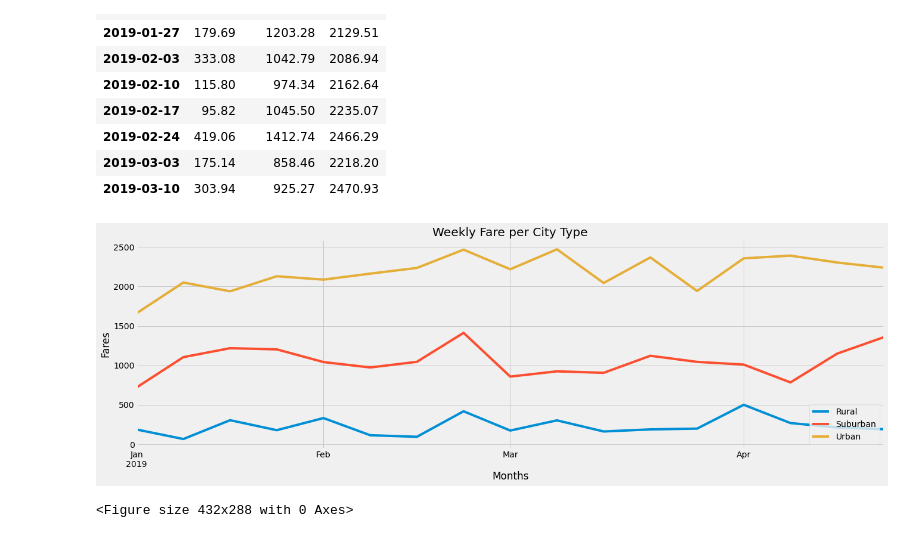
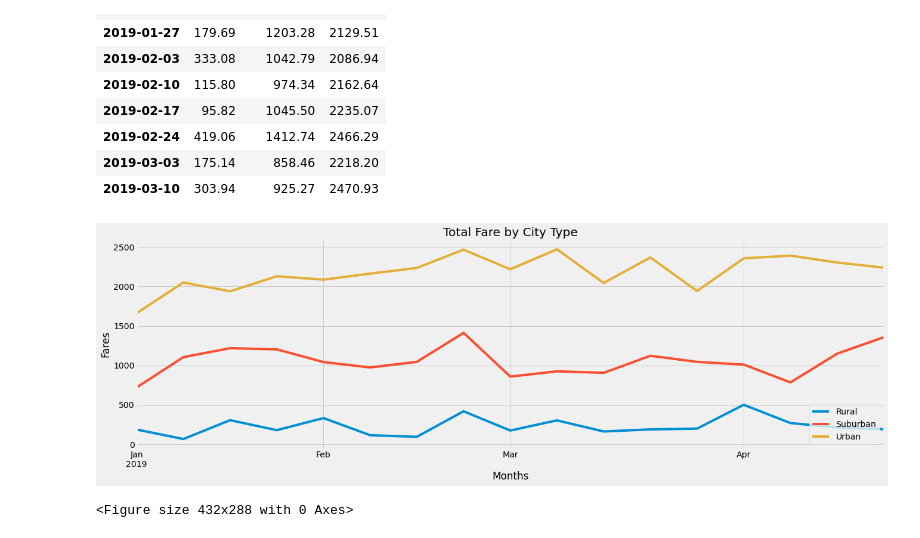
Before and after one commit to SeanW029/PyBer_analysis, a Jupyter notebook: PyBer_Challenge.ipynb, the cells around one changed output. Drawn from its saved outputs; the diff is of its cells as text; code cells hidden in the pictures.

Commit message:
Added graph

```diff
--- a/PyBer_Challenge.ipynb
+++ b/PyBer_Challenge.ipynb
@@ -236,21 +236,21 @@ weekly_sumfares_df.head(10)
 # %%
 # 8. Using the object-oriented interface method, plot the resample DataFrame using the df.plot() function.
 
 # Import the style from Matplotlib.
 from matplotlib import style
 # Use the graph style fivethirtyeight.
 style.use('fivethirtyeight')
 
 weekly_rides = weekly_sumfares_df.plot(figsize = (20,6))
 # Add a title
-weekly_rides.set_title("Weekly Fare per City Type")
+weekly_rides.set_title("Total Fare by City Type")
 #  Add a x- and y-axis label.
 weekly_rides.set_xlabel("Months")
 weekly_rides.set_ylabel("Fares")
 plt.legend(loc=4)
 
 plt.show()
 plt.tight_layout()
 # %% [output]
-[figure, old version]
+[figure, new version]
 <Figure size 432x288 with 0 Axes>
```
Also changed, not shown: 1 other file.
